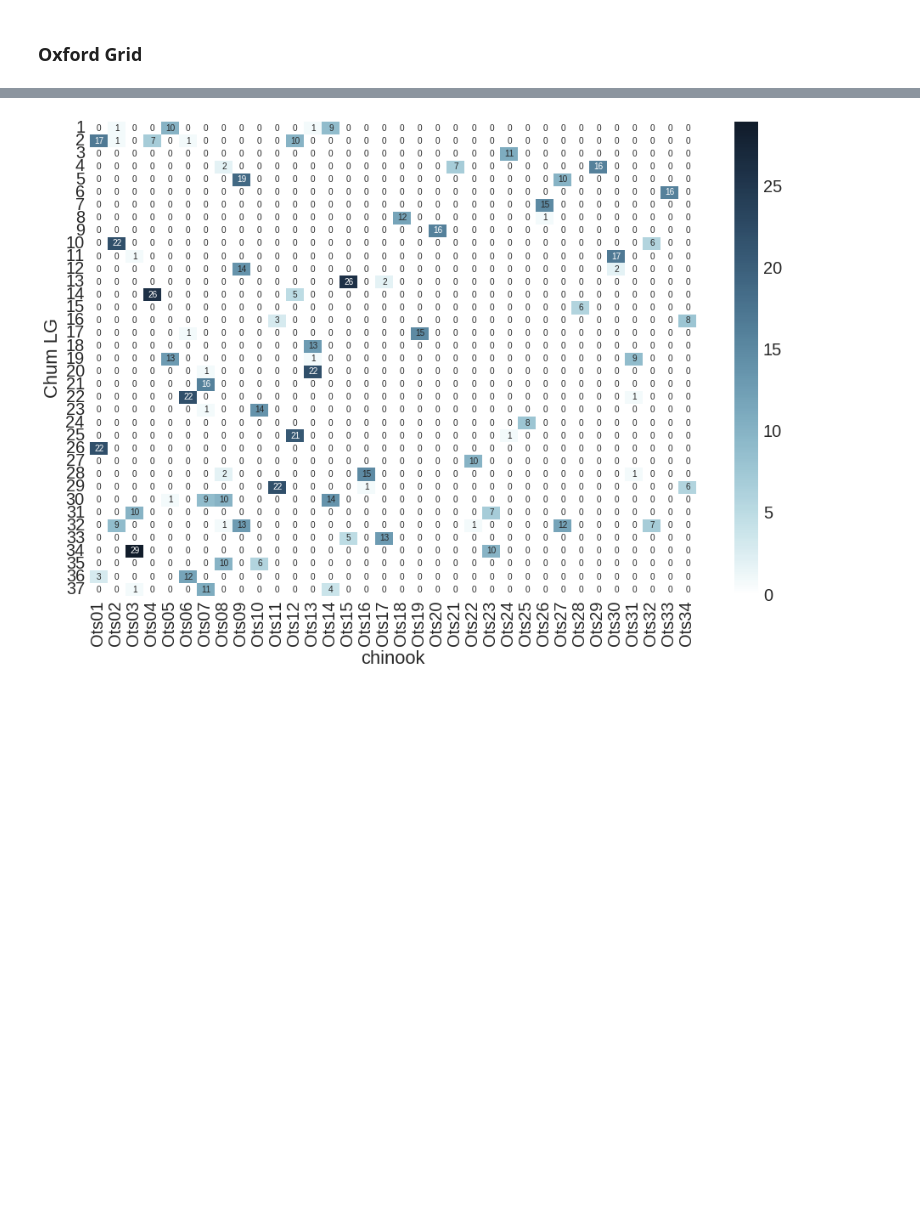
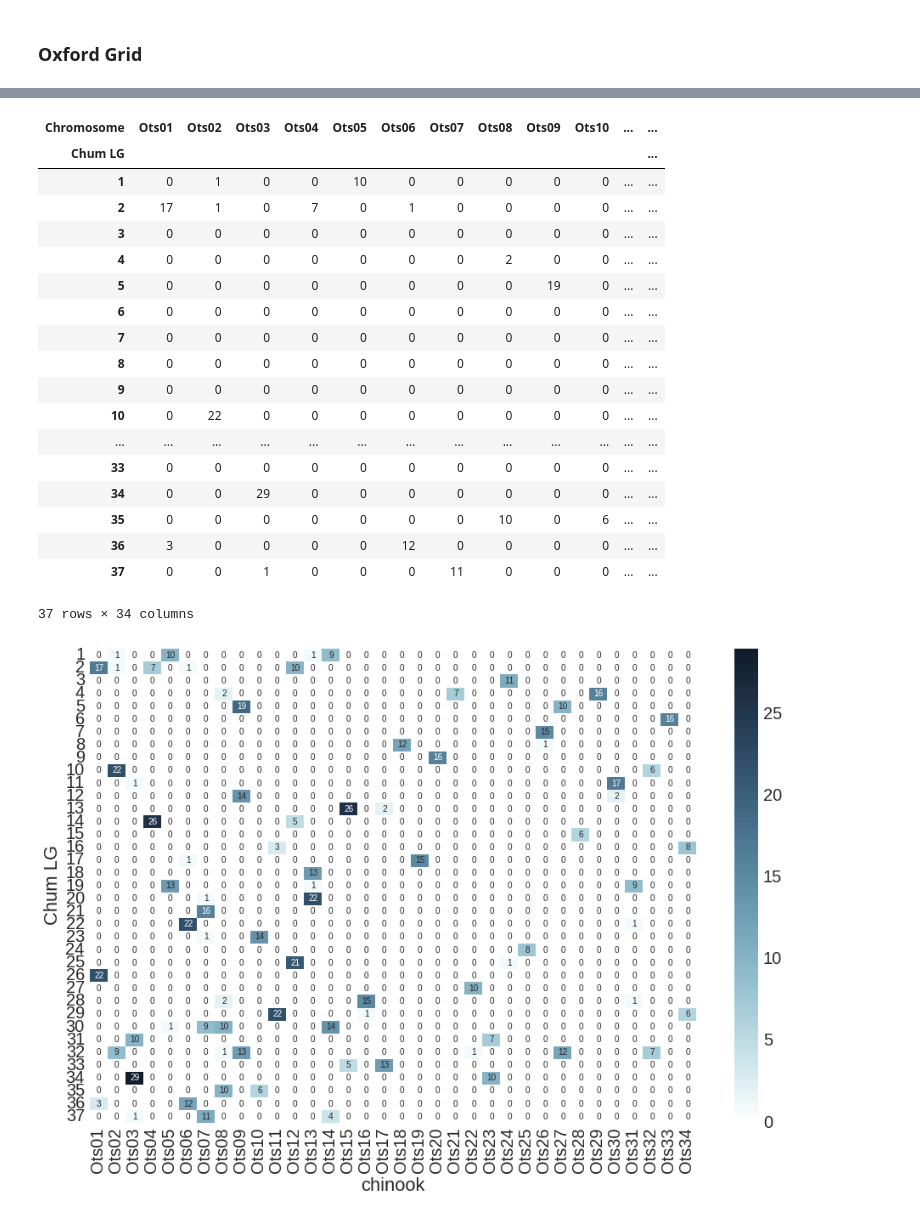
Before and after one commit to rwaples/chum_populations, a Jupyter notebook: Align to Chinook.ipynb, the cells around one changed output, grey strips where cells are left out. Drawn from its saved outputs; the diff is of its cells as text; code cells hidden in the pictures; blank space fills up the shorter version.

```diff
--- a/Align to Chinook.ipynb
+++ b/Align to Chinook.ipynb
@@ -260,6 +386,28 @@ plt.show()
 # %%
 LG_vs_CHR = pd.crosstab(synteny['paper1_LG'], columns = synteny['Chromosome'])
 LG_vs_CHR.index.name = 'Chum LG'
+# %%
+LG_vs_CHR.
+# %% [output]
+| Chromosome | Ots01 | Ots02 | Ots03 | Ots04 | Ots05 | Ots06 | Ots07 | Ots08 | Ots09 | Ots10 | ... | ... |
+| Chum LG |  |  |  |  |  |  |  |  |  |  |  | ... |
+| 1 | 0 | 1 | 0 | 0 | 10 | 0 | 0 | 0 | 0 | 0 | ... | ... |
+| 2 | 17 | 1 | 0 | 7 | 0 | 1 | 0 | 0 | 0 | 0 | ... | ... |
+| 3 | 0 | 0 | 0 | 0 | 0 | 0 | 0 | 0 | 0 | 0 | ... | ... |
+| 4 | 0 | 0 | 0 | 0 | 0 | 0 | 0 | 2 | 0 | 0 | ... | ... |
+| 5 | 0 | 0 | 0 | 0 | 0 | 0 | 0 | 0 | 19 | 0 | ... | ... |
+| 6 | 0 | 0 | 0 | 0 | 0 | 0 | 0 | 0 | 0 | 0 | ... | ... |
+| 7 | 0 | 0 | 0 | 0 | 0 | 0 | 0 | 0 | 0 | 0 | ... | ... |
+| 8 | 0 | 0 | 0 | 0 | 0 | 0 | 0 | 0 | 0 | 0 | ... | ... |
+| 9 | 0 | 0 | 0 | 0 | 0 | 0 | 0 | 0 | 0 | 0 | ... | ... |
+| 10 | 0 | 22 | 0 | 0 | 0 | 0 | 0 | 0 | 0 | 0 | ... | ... |
+| ... | ... | ... | ... | ... | ... | ... | ... | ... | ... | ... | ... | ... |
+| 33 | 0 | 0 | 0 | 0 | 0 | 0 | 0 | 0 | 0 | 0 | ... | ... |
+| 34 | 0 | 0 | 29 | 0 | 0 | 0 | 0 | 0 | 0 | 0 | ... | ... |
+| 35 | 0 | 0 | 0 | 0 | 0 | 0 | 0 | 10 | 0 | 6 | ... | ... |
+| 36 | 3 | 0 | 0 | 0 | 0 | 12 | 0 | 0 | 0 | 0 | ... | ... |
+| 37 | 0 | 0 | 1 | 0 | 0 | 0 | 11 | 0 | 0 | 0 | ... | ... |
+37 rows × 34 columns
 # %%
 figsize(16,10)
 my_colors = sns.cubehelix_palette(n_colors = 6, light=1, start = 2.8, rot = -.1, gamma = 1.2, as_cmap=True)
```
Also changed, not shown: parts of 24 cells of this notebook, 5 other files.
